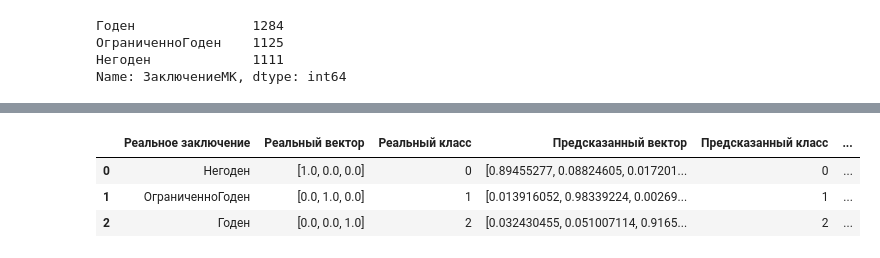
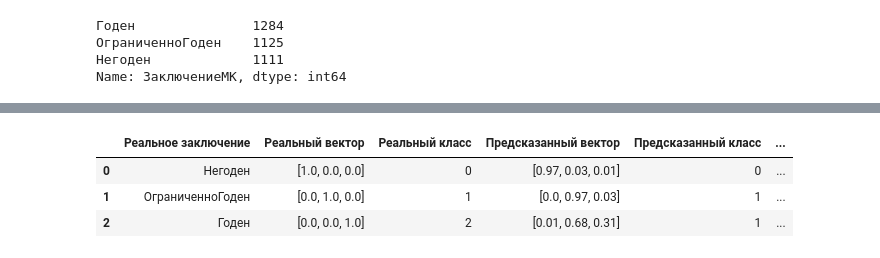
Before and after one commit to Untick/InspectrumClinic_RecSys, a Jupyter notebook: Zemlyakov_Serj/Int_1_Профпатолог_2_00.ipynb, the cells around one changed output, grey strips where cells are left out. Saved outputs shown, nothing was run; the diff lists cells and outputs as text; code cells hidden in the pictures.

```diff
--- a/Zemlyakov_Serj/Int_1_Профпатолог_2_00.ipynb
+++ b/Zemlyakov_Serj/Int_1_Профпатолог_2_00.ipynb
@@ -661,0 +687,15 @@ print(x_train_harm[n][0:100])          # Вредность в bag of words
+# %%
+# Извлечение текстов о рекомендациях для выборки
+recom_text = extract_recom_text(dffix5[10:])
+
+tokenizer_recom.fit_on_texts(recom_text)
+items_recom = list(tokenizer_recom.word_index.items())
+
+# Преобразование текстов в последовательность индексов согласно частотному словарю
+recom_seq = tokenizer_recom.texts_to_sequences(recom_text)
+
+# Преобразование последовательностей индексов в bag of words
+x_train_recom = tokenizer_recom.sequences_to_matrix(recom_seq)
+
+print(items_recom[:50])
+print("Размер словаря", len(items_recom))              # Длина словаря
@@ -662 +705,4 @@ print(x_train_harm[n][0:100])          # Вредность в bag of words
+# %%
+# Извлечение текстов о группе здоровья для выборки
+x_train_gz = extract_gz (dffix5[10:])
 # %%
@@ -668,6 +715,6 @@ print(dffix5.values[1421])
 # %%
 # Перевод классов в OHE
-y_data, y_train = Y_to_OHE(dffix5)
+y_data, y_train = Y_to_OHE(dffix5[10:])
 # %%
 print('Размер выборки Вредности', x_train_harm.shape)
 print('Размер выборки Диагноза', x_train_Diag.shape)
@@ -803,2 +910,5 @@ Epoch 30/30
+# %%
+# Загрузка модели
+model_download = tf.keras.models.load_model('model_7th.h5')
 # %%
 # Запуск предсказания и визуализация
@@ -817,25 +927,35 @@ eval_model(model_final, [x_train_harm, x_train_Diag],
 # обновляем номера индексов
 dffix5=dffix5.reset_index(drop=True)
 
+# Получаем список номеров строк (индексов) с соответсвующими классами
 indexes_0 = dffix5.loc[dffix5['ЗаключениеМК'] == 'Негоден'].index.tolist()
 indexes_1 = dffix5.loc[dffix5['ЗаключениеМК'] == 'ОграниченноГоден'].index.tolist()
 indexes_2 = dffix5.loc[dffix5['ЗаключениеМК'] == 'Годен'].index.tolist()
 
+# Случайно выбираем по одному представителю из класса
 n_0 = random.choice(indexes_0)
 n_1 = random.choice(indexes_1)
 n_2 = random.choice(indexes_2)
 
-y_pred = model_final.predict([x_train_harm, x_train_Diag])
+# Предсказание по сформированной выборке Вредности и Диагноза
+y_pred = model_download.predict([x_train_harm, x_train_Diag, x_train_gz, x_train_recom])
 
+# Перевод полученного вектора в номера классов (0,1,2)
 y = np.argmax(y_pred, axis=-1)
 
+# Сформируем таблицу с выводом реальных значений и предсказания
 df_pred = pd.DataFrame({'Реальное заключение': ['Негоден', 'ОграниченноГоден', 'Годен'],
                    'Реальный вектор': [y_train[n_0], y_train[n_1], y_train[n_2]],
                    'Реальный класс': [y_data[n_0], y_data[n_1], y_data[n_2]],
                    'Предсказанный вектор': [y_pred[n_0], y_pred[n_1], y_pred[n_2]],
                    'Предсказанный класс': [y[n_0], y[n_1], y[n_2]],
-                   'Вредный фактор': [dffix5.iloc[n_0][1], dffix5.iloc[n_1][1], dffix5.iloc[n_2][1]],
-                   'Сводный диагноз': [dffix5.iloc[n_0][2], dffix5.iloc[n_1][2], dffix5.iloc[n_2][2]]
+                   'ГЗ': [dffix5.iloc[n_0][1], dffix5.iloc[n_1][1], dffix5.iloc[n_2][1]],
+                   'Вредность': [dffix5.iloc[n_0][2], dffix5.iloc[n_1][2], dffix5.iloc[n_2][2]],
+                   'Диагнозы': [dffix5.iloc[n_0][3], dffix5.iloc[n_1][3], dffix5.iloc[n_2][3]],
+                   'Рекомендации': [dffix5.iloc[n_0][4], dffix5.iloc[n_1][4], dffix5.iloc[n_2][4]]
                    })
+
+df_pred['Предсказанный вектор'] = df_pred['Предсказанный вектор'].apply(format_vector)
+
 df_pred
 # %% [output]
@@ -843,4 +963,4 @@ df_pred
 |  | Реальное заключение | Реальный вектор | Реальный класс | Предсказанный вектор | Предсказанный класс | ... |
-| 0 | Негоден | [1.0, 0.0, 0.0] | 0 | [0.89455277, 0.08824605, 0.017201... | 0 | ... |
-| 1 | ОграниченноГоден | [0.0, 1.0, 0.0] | 1 | [0.013916052, 0.98339224, 0.00269... | 1 | ... |
-| 2 | Годен | [0.0, 0.0, 1.0] | 2 | [0.032430455, 0.051007114, 0.9165... | 2 | ... |
+| 0 | Негоден | [1.0, 0.0, 0.0] | 0 | [0.97, 0.03, 0.01] | 0 | ... |
+| 1 | ОграниченноГоден | [0.0, 1.0, 0.0] | 1 | [0.0, 0.97, 0.03] | 1 | ... |
+| 2 | Годен | [0.0, 0.0, 1.0] | 2 | [0.01, 0.68, 0.31] | 1 | ... |
```
Also changed, not shown: parts of 50 cells of this notebook.
